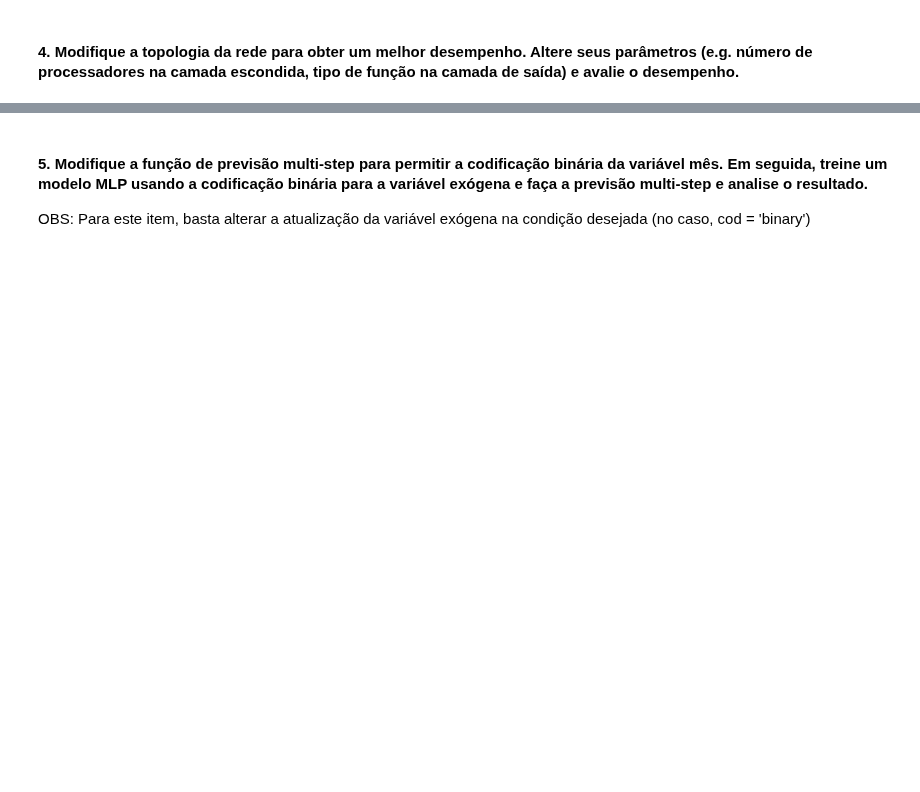
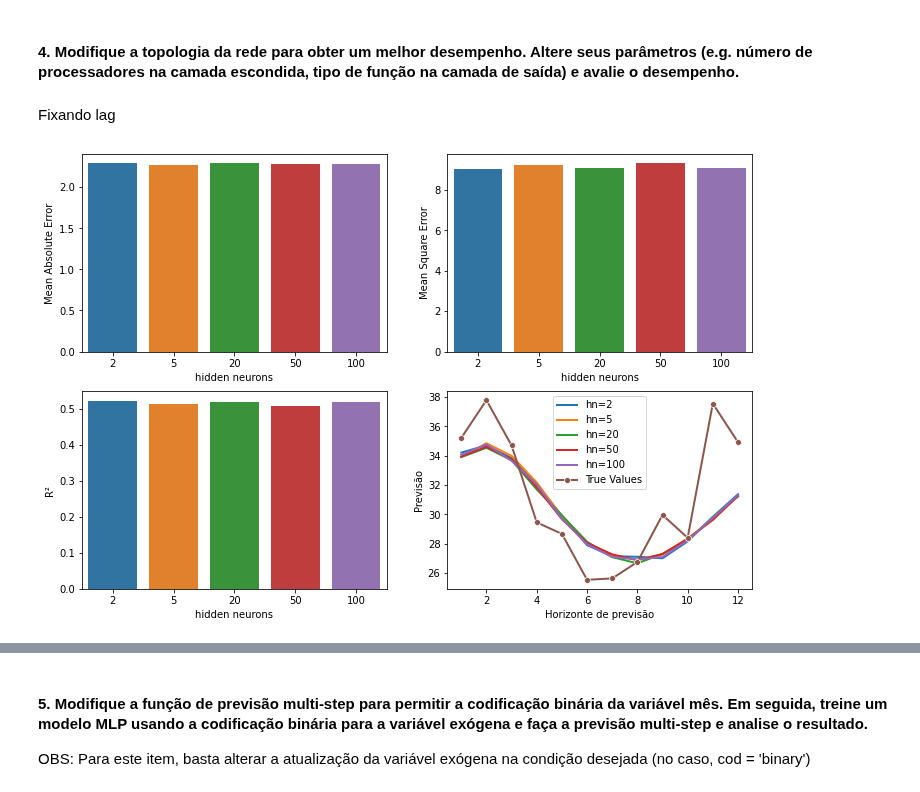
Before and after one commit to felipecostapereira/ELE2389_RedesNeurais, a Jupyter notebook: class_pratica2_Felipe.ipynb, the cells around one changed output, grey strips where cells are left out. Saved outputs shown, nothing was run; the diff lists cells and outputs as text; code cells hidden in the pictures; blank space fills up the shorter version.

```diff
--- a/class_pratica2_Felipe.ipynb
+++ b/class_pratica2_Felipe.ipynb
@@ -672,2 +750,6 @@ Note que na previsão multi-step o único valor previsto somente com entradas re
 # %% [markdown]
 #### 4.	Modifique a topologia da rede para obter um melhor desempenho. Altere seus parâmetros (e.g. número de processadores na camada escondida, tipo de função na camada de saída) e avalie o desempenho.
+# %% [markdown]
+Fixando lag
+# %%
+lag=12
@@ -673,0 +786,21 @@ Note que na previsão multi-step o único valor previsto somente com entradas re
+# %%
+lags = range(1, 13)
+f,ax = plt.subplots(2,2,figsize=(12,8))
+
+sns.barplot(x=hidden_neurons, y=d_metrics_hn['mae'], ax=ax[0,0])
+sns.barplot(x=hidden_neurons, y=d_metrics_hn['mse'], ax=ax[0,1])
+sns.barplot(x=hidden_neurons, y=d_metrics_hn['r2'],  ax=ax[1,0])
+
+for p, hn in zip(d_metrics_hn['prev'], hidden_neurons):
+    sns.lineplot(x=lags, y=p, ax=ax[1,1], label=f'hn={hn}', linewidth=2)
+sns.lineplot(x=lags, y=orig_y_eval, ax=ax[1,1], marker='o', label='True Values', linewidth=2)
+
+plt.setp(ax, xlabel='hidden neurons')
+plt.setp(ax[0,0], ylabel='Mean Absolute Error')
+plt.setp(ax[0,1], ylabel='Mean Square Error')
+plt.setp(ax[1,0], ylabel='R²')
+plt.setp(ax[1,1], ylabel='Previsão')
+plt.setp(ax[-1, -1], xlabel='Horizonte de previsão')
+pass;
+# %% [output]
+[figure, added]
```
Also changed, not shown: parts of 26 cells of this notebook.
